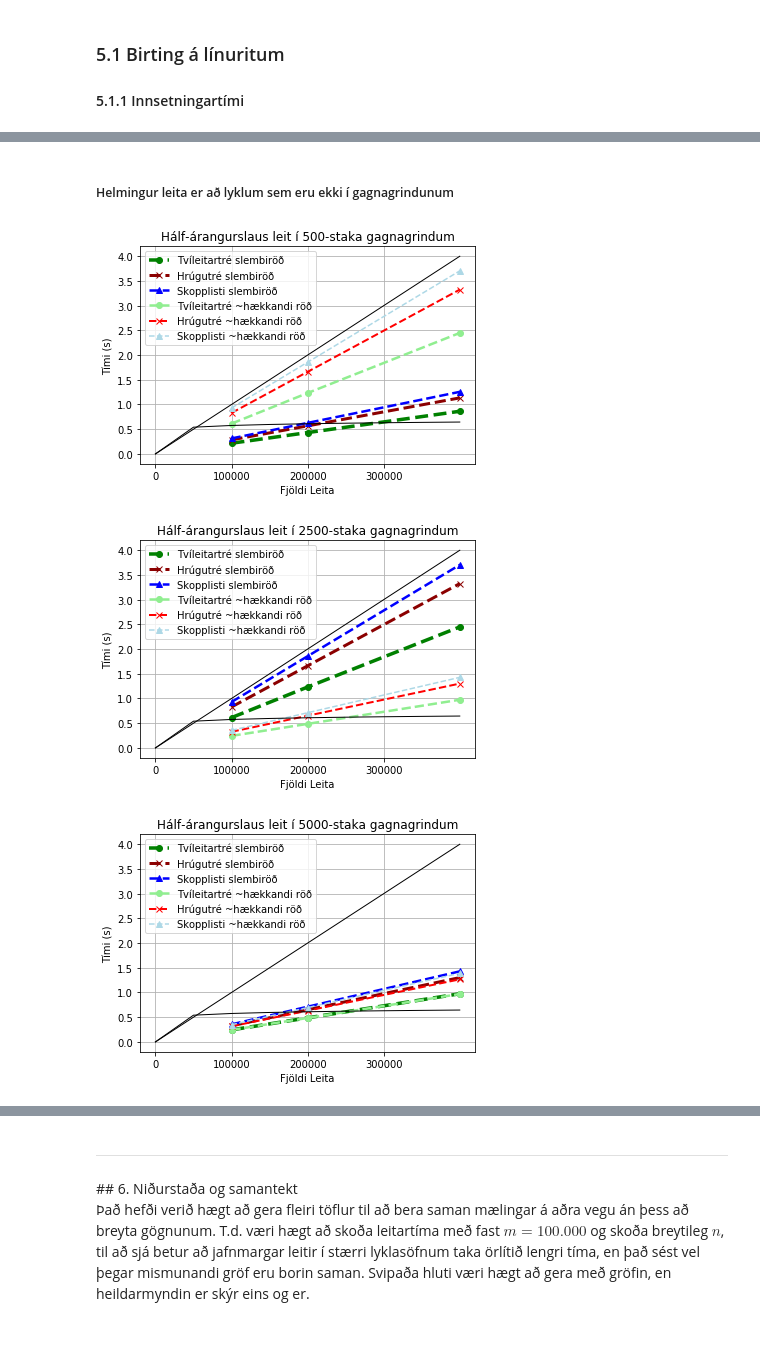
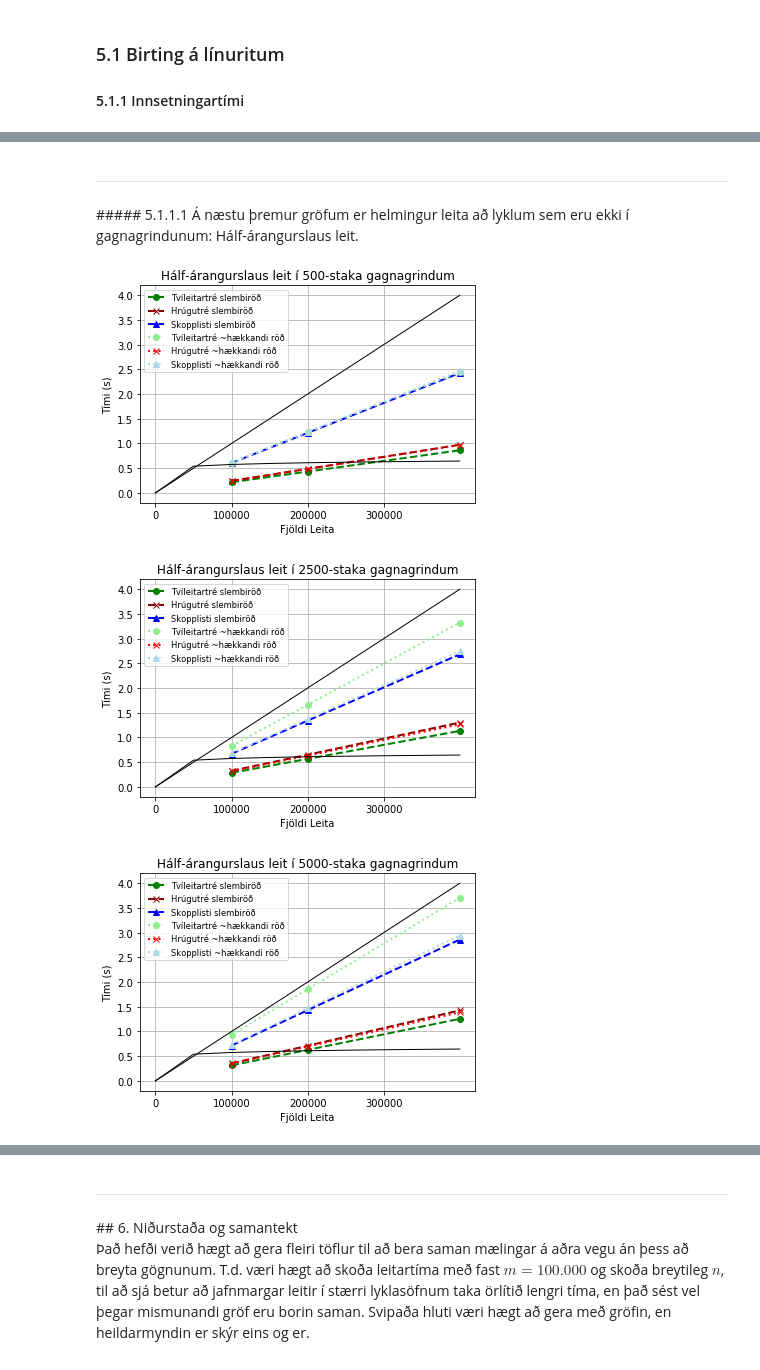
Before and after one commit to eokristjans/grr, a Jupyter notebook: v2/v2.ipynb, the cells around one changed output, grey strips where cells are left out. Cells and saved outputs as stored; diff of their text form; code cells hidden in the pictures; blank space fills up the shorter version.

```diff
--- a/v2/v2.ipynb
+++ b/v2/v2.ipynb
@@ -357,18 +357,3 @@ Nú þarf að smíða gögn til að setja inn í gagnagrindurnar. Gögnin eru ge
 Leitað verður s.s. $100.000$ til $400.000$ sinnum í hverjum lista, en af stökum á bilinu $0$ til $1.000$, $5.000$ eða $10.000$ eftir tilviki. Því verður leitað mjög oft að hverri tölu. Leitarlistarnir eru stokkaðir (`shuffle`) en það hefur lítil áhrif því hver tala verður u.þ.b. jafn oft fyrir leitinni.
 
 Skilgreinum hér víddir sem vísað er í. Allir kóðabútar eins og þessi merktur `Fjöldi mælinga` tilheyra einni einingu sem púsla má saman og keyra í heild til að herma verkefnið. Á `import` skipununum sést hvert þarf að sitja hvert fall sem birt verða í köflum.
-# %%
-""""""""""""""" local imports """""""""""""""
-from Treap import Treap
-from Tree import Tree
-from SkipList import SkipList
-from FunctionsV2 import SmidaInnsetningarLyklaLista, SmidaLeitarLyklaLista
-from FunctionsV2 import MaelaInnsetningartima, MaelaLeitartima
-from TablesV2 import TaflaLinuheiti, LeitartimaToflur, BirtaTofluHTML, BirtaToflurHTML
-from GraphsV2 import GrafInnsetningartimi, GrafLeitartimi
-
-""""""""""""""" Fjöldi mælinga """""""""""""""
-k = 3
-ns = [500, 2500, 5000]
-ms = [100000, 200000, 400000]
-f = 50 # fjöldi mælinga
@@ -576,3 +582,13 @@ LT = [arangursrikurLeitartimiTreeSlembid
+# %%
+import pickle
+with open('50f.pickle', 'rb') as f:
+    IT, LT, LinuheitiInnsetning, LinuheitiLeit, ns, ms, k = pickle.load(f)
+
+# Notað í línurit
+LTarangursrikurS = [LT[0],LT[2],LT[4]]
+LTarangursrikurR = [LT[1],LT[3],LT[5]]
+LTarangurslitillS = [LT[6],LT[8],LT[10]]
+LTarangurslitillR = [LT[7],LT[9],LT[11]]
 # %% [markdown]
 <hr>
 ## 4. Birting mælinga í töflum
@@ -743,4 +759,5 @@ Myndræn framsetning er gagnleg til að túlka niðurstöður betur. Hér sést
 # %%
-for i in range(k):
-    GrafLeitartimi(LinuheitiLeit, LT[i], LT[i+1], k, ms, ns[i],'Árangursrík leit í %d-staka gagnagrindum',i)
+for j in range(k): # Teiknum gröf af árangursríkri leit fyrir hvert n
+    GrafLeitartimi(LinuheitiLeit, LTarangursrikurS, LTarangursrikurR, k, ms, ns,
+               'Árangursrík leit í %d-staka gagnagrindum',j,j)
 # %% [output]
@@ -756,9 +773,11 @@ Með ágiskun fannst fall sem vex álíka hratt og leitartíminn, þó gera mæt
 # %% [markdown]
-#####  Helmingur leita er að lyklum sem eru ekki í gagnagrindunum
+<hr>
+##### 5.1.1.1 Á næstu þremur gröfum er helmingur leita að lyklum sem eru ekki í gagnagrindunum: Hálf-árangurslaus leit.
 # %%
-for i in range(k):
-    GrafLeitartimi(LinuheitiLeit, LT[2*k+i], LT[2*k+i+1], k, ms, ns[i],'Hálf-árangurslaus leit í %d-staka gagnagrindum', k+i)
+for j in range(k): # Teiknum gröf af árangurslítilli leit fyrir hvert n
+    GrafLeitartimi(LinuheitiLeit, LTarangurslitillS, LTarangurslitillR, k, ms, ns,
+               'Hálf-árangurslaus leit í %d-staka gagnagrindum', j, k+j)
 # %% [output]
-[figure, old version]
+[figure, new version]
-[figure, old version]
+[figure, new version]
-[figure, old version]
+[figure, new version]
```
Also changed, not shown: parts of 22 cells of this notebook, 29 other files.
